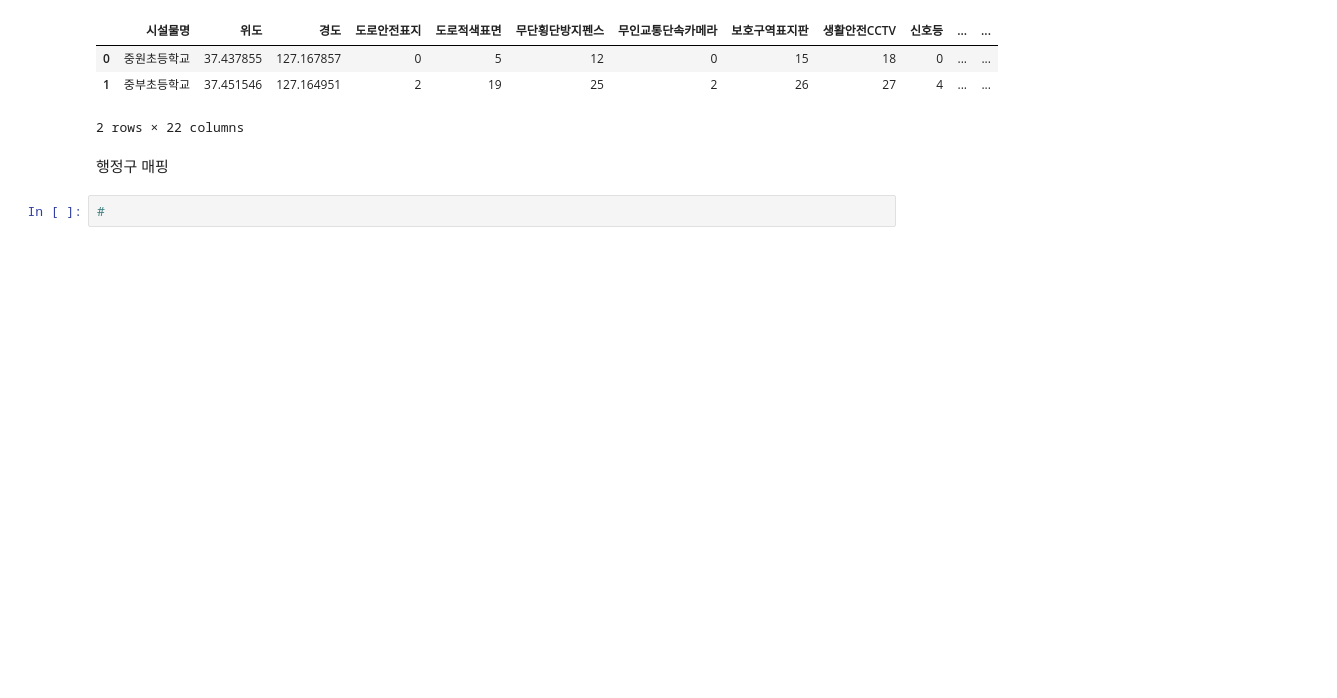
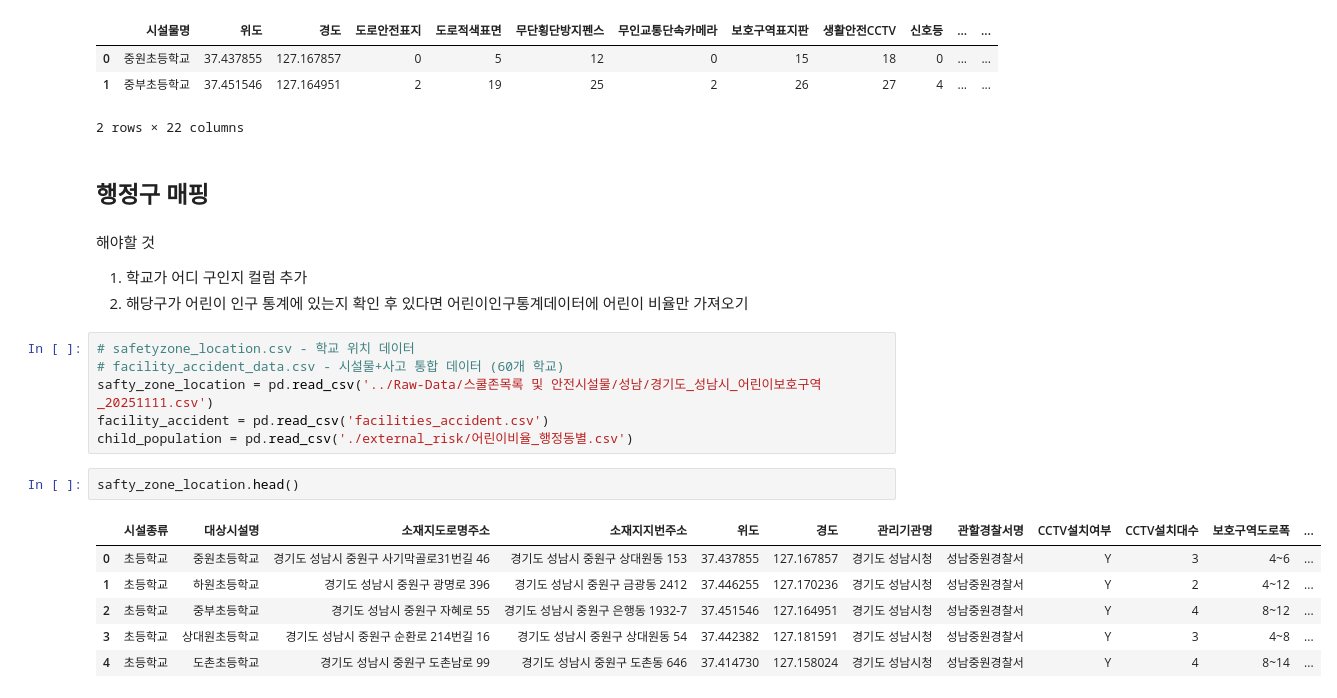
Before and after one commit to jimena1lee/1stProject_MSAI09, a Jupyter notebook: Preprocessing/preprocessing.ipynb, the cells around one changed output. Cells and saved outputs as stored; diff of their text form; blank space fills up the shorter version.

```diff
--- a/Preprocessing/preprocessing.ipynb
+++ b/Preprocessing/preprocessing.ipynb
@@ -1102,6 +1104,23 @@ df.head(2)
 | 1 | 중부초등학교 | 37.451546 | 127.164951 | 2 | 19 | 25 | 2 | 26 | 27 | 4 | ... | ... |
 2 rows × 22 columns
 # %% [markdown]
-행정구 매핑
+## 행정구 매핑
+# %% [markdown]
+해야할 것
+1. 학교가 어디 구인지 컬럼 추가
+2. 해당구가 어린이 인구 통계에 있는지 확인 후 있다면 어린이인구통계데이터에 어린이 비율만 가져오기
 # %%
-#
+# safetyzone_location.csv - 학교 위치 데이터
+# facility_accident_data.csv - 시설물+사고 통합 데이터 (60개 학교)
+safty_zone_location = pd.read_csv('../Raw-Data/스쿨존목록 및 안전시설물/성남/경기도_성남시_어린이보호구역_20251111.csv')
+facility_accident = pd.read_csv('facilities_accident.csv')
+child_population = pd.read_csv('./external_risk/어린이비율_행정동별.csv')
+# %%
+safty_zone_location.head()
+# %% [output]
+|  | 시설종류 | 대상시설명 | 소재지도로명주소 | 소재지지번주소 | 위도 | 경도 | 관리기관명 | 관할경찰서명 | CCTV설치여부 | CCTV설치대수 | 보호구역도로폭 | ... |
+| 0 | 초등학교 | 중원초등학교 | 경기도 성남시 중원구 사기막골로31번길 46 | 경기도 성남시 중원구 상대원동 153 | 37.437855 | 127.167857 | 경기도 성남시청 | 성남중원경찰서 | Y | 3 | 4~6 | ... |
+| 1 | 초등학교 | 하원초등학교 | 경기도 성남시 중원구 광명로 396 | 경기도 성남시 중원구 금광동 2412 | 37.446255 | 127.170236 | 경기도 성남시청 | 성남중원경찰서 | Y | 2 | 4~12 | ... |
+| 2 | 초등학교 | 중부초등학교 | 경기도 성남시 중원구 자혜로 55 | 경기도 성남시 중원구 은행동 1932-7 | 37.451546 | 127.164951 | 경기도 성남시청 | 성남중원경찰서 | Y | 4 | 8~12 | ... |
+| 3 | 초등학교 | 상대원초등학교 | 경기도 성남시 중원구 순환로 214번길 16 | 경기도 성남시 중원구 상대원동 54 | 37.442382 | 127.181591 | 경기도 성남시청 | 성남중원경찰서 | Y | 3 | 4~8 | ... |
+| 4 | 초등학교 | 도촌초등학교 | 경기도 성남시 중원구 도촌남로 99 | 경기도 성남시 중원구 도촌동 646 | 37.414730 | 127.158024 | 경기도 성남시청 | 성남중원경찰서 | Y | 4 | 8~14 | ... |
```
Also changed, not shown: parts of 7 cells of this notebook, 6 other files.
